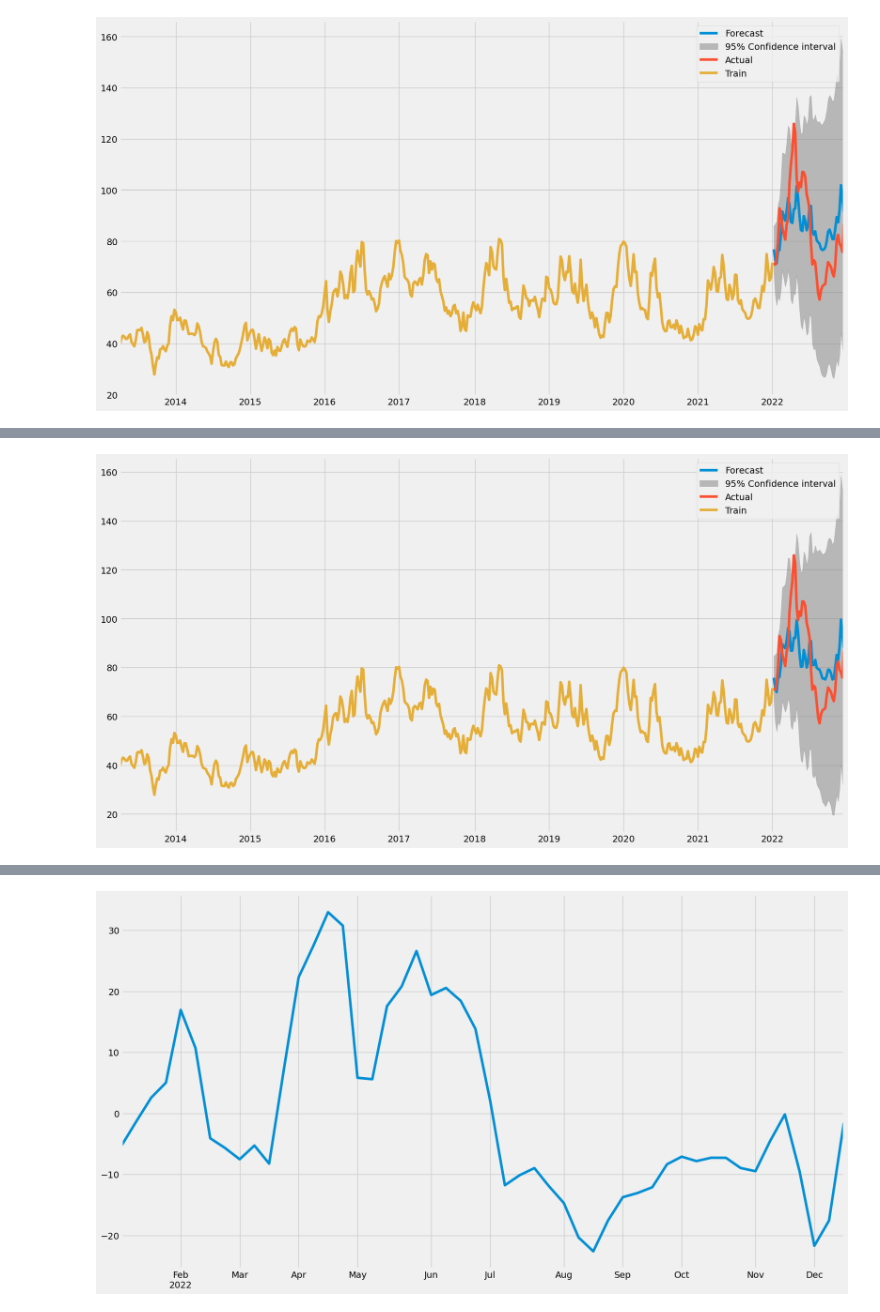
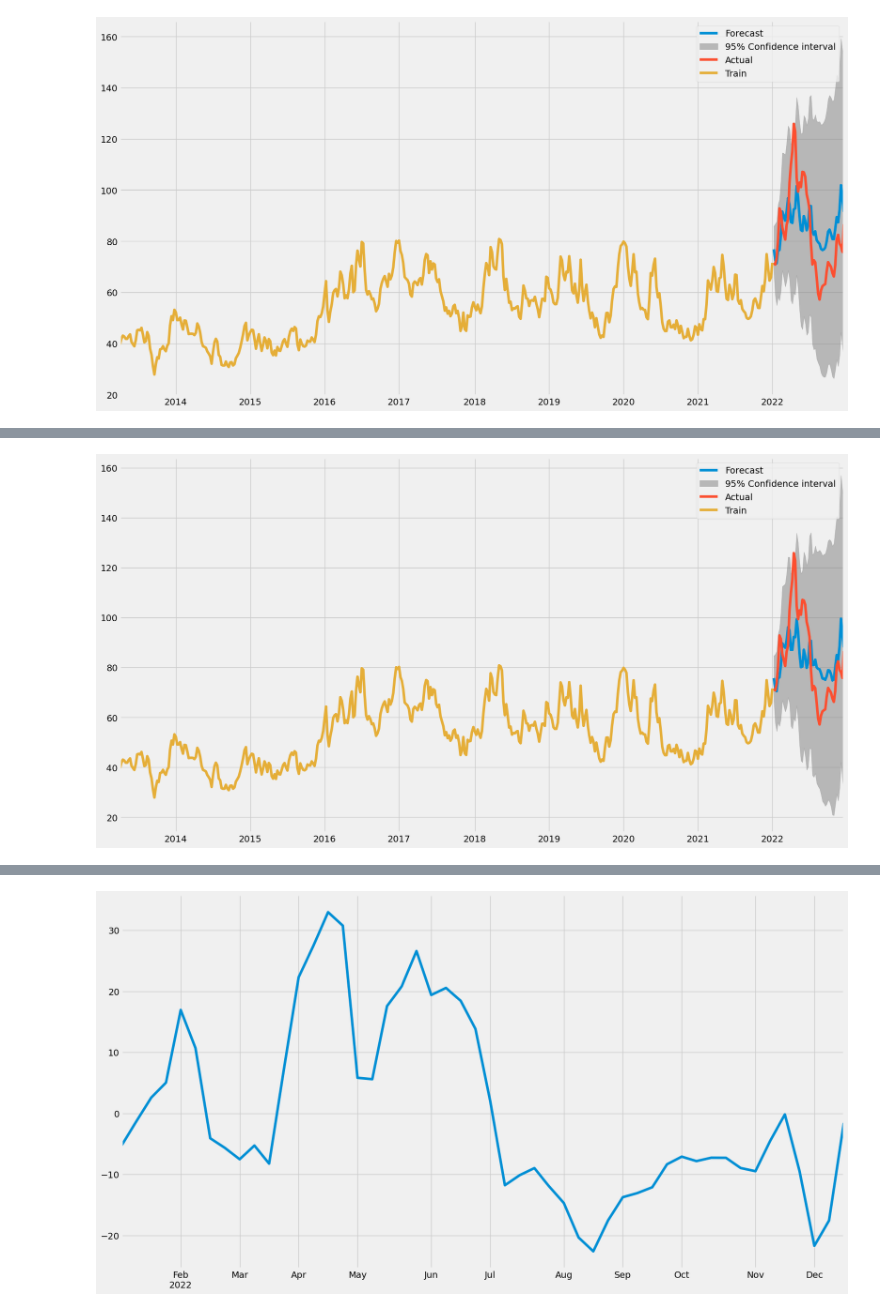
Before and after one commit to BachelorLaks/bachelor2023, a Jupyter notebook: data/ARIMA.ipynb, the cells around one changed output, grey strips where cells are left out. Cells and saved outputs as stored; diff of their text form; code cells hidden in the pictures.

Commit message:
Some more ARIMA and tensorflow

```diff
--- a/data/ARIMA.ipynb
+++ b/data/ARIMA.ipynb
@@ -566,17 +568,18 @@ exogenous_test = test_all.drop(columns=['SalmonPrice'])
-# %%
-# Create a plot of the best SARIMAX model from above
-
-SARIMAX_best = SARIMAX(train, order=(4,1,4), seasonal_order=(0,1,0,52), exog=exogenous_train['TWI'])
-
-SARIMAX_best_fit = SARIMAX_best.fit(disp=False)
-fig, ax = plt.subplots(figsize=(18,10))
-plot_predict(SARIMAX_best_fit, start=457, end=506, ax=ax, exog=exogenous_test['TWI'])
-test.plot(ax=ax, label='Actual')
-train.plot(ax=ax)
-plt.legend(['Forecast', '95% Confidence interval', 'Actual', 'Train'])
-plt.savefig('Figures/ARIMA/SARIMAX_4_1_4_0_1_0_52_TWI.png')
-plt.show()
-# %% [output]
-[figure, removed]
 # %%
 #SARIMAX_uni_RMSE_df.sort_values(by=['RMSE'], ascending=True).head(20).style.to_latex('Figures/ARIMA/SARIMAX_uni_RMSE_df.tex', hrules=True)
+# %%
+#Choosing a simpler model with less p and q values as they may cancel each other out.
+SARIMAX_uni_best = SARIMAX(train, order=(4,1,0), seasonal_order=(0,1,0,52), exog=exogenous_train['TWI'])
+# %%
+# Create a plot of the best SARIMAX model from above
+
+SARIMAX_uni_best_fit = SARIMAX_uni_best.fit(disp=False)
+fig, ax = plt.subplots(figsize=(18,10))
+plot_predict(SARIMAX_uni_best_fit, start=457, end=506, ax=ax, exog=exogenous_test['TWI'])
+test.plot(ax=ax, label='Actual')
+train.plot(ax=ax)
+plt.legend(['Forecast', '95% Confidence interval', 'Actual', 'Train'])
+plt.savefig('Figures/ARIMA/SARIMAX_4_1_0_0_1_0_52_TWI.png')
+plt.show()
+# %% [output]
+[figure, added]
```
Also changed, not shown: parts of 10 cells of this notebook, 5 other files.
